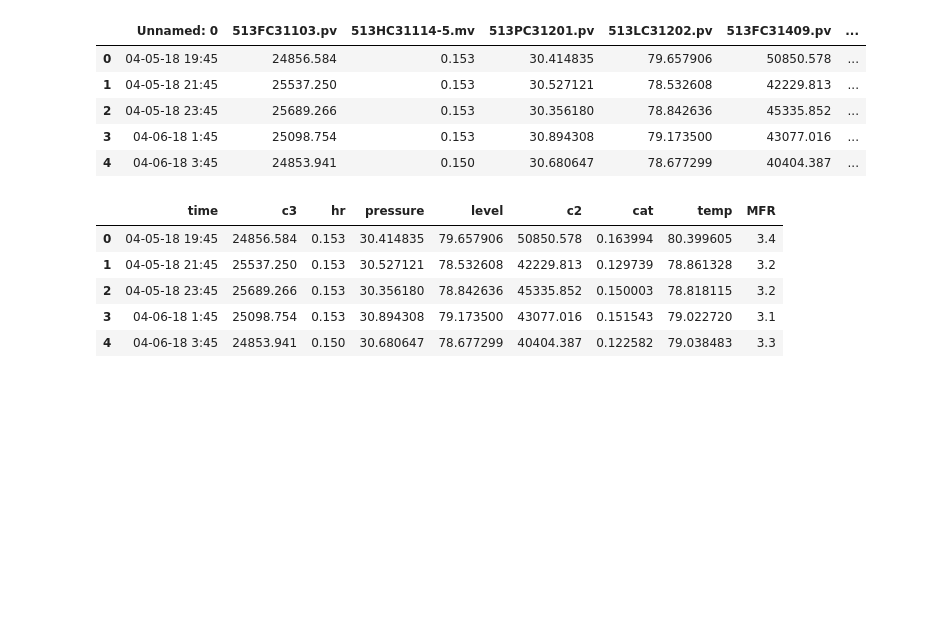
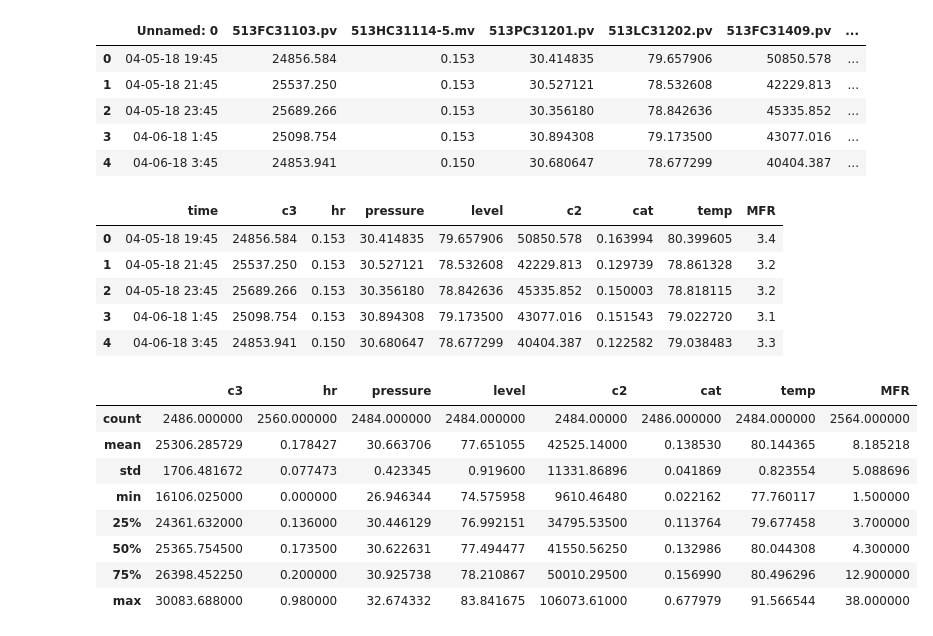
Before and after one commit to galib96/polymer-mfr-prediction, a Jupyter notebook: Polymer_MFR_predictive_modeling.ipynb, the cells around one changed output. Saved outputs shown, nothing was run; the diff lists cells and outputs as text; code cells hidden in the pictures; blank space fills up the shorter version.

```diff
--- a/Polymer_MFR_predictive_modeling.ipynb
+++ b/Polymer_MFR_predictive_modeling.ipynb
@@ -33,3 +58,16 @@ data.head()
 | 2 | 04-05-18 23:45 | 25689.266 | 0.153 | 30.356180 | 78.842636 | 45335.852 | 0.150003 | 78.818115 | 3.2 |
 | 3 | 04-06-18 1:45 | 25098.754 | 0.153 | 30.894308 | 79.173500 | 43077.016 | 0.151543 | 79.022720 | 3.1 |
 | 4 | 04-06-18 3:45 | 24853.941 | 0.150 | 30.680647 | 78.677299 | 40404.387 | 0.122582 | 79.038483 | 3.3 |
+# %%
+# getting statistics from data
+data.describe()
+# %% [output]
+|  | c3 | hr | pressure | level | c2 | cat | temp | MFR |
+| count | 2486.000000 | 2560.000000 | 2484.000000 | 2484.000000 | 2484.00000 | 2486.000000 | 2484.000000 | 2564.000000 |
+| mean | 25306.285729 | 0.178427 | 30.663706 | 77.651055 | 42525.14000 | 0.138530 | 80.144365 | 8.185218 |
+| std | 1706.481672 | 0.077473 | 0.423345 | 0.919600 | 11331.86896 | 0.041869 | 0.823554 | 5.088696 |
+| min | 16106.025000 | 0.000000 | 26.946344 | 74.575958 | 9610.46480 | 0.022162 | 77.760117 | 1.500000 |
+| 25% | 24361.632000 | 0.136000 | 30.446129 | 76.992151 | 34795.53500 | 0.113764 | 79.677458 | 3.700000 |
+| 50% | 25365.754500 | 0.173500 | 30.622631 | 77.494477 | 41550.56250 | 0.132986 | 80.044308 | 4.300000 |
+| 75% | 26398.452250 | 0.200000 | 30.925738 | 78.210867 | 50010.29500 | 0.156990 | 80.496296 | 12.900000 |
+| max | 30083.688000 | 0.980000 | 32.674332 | 83.841675 | 106073.61000 | 0.677979 | 91.566544 | 38.000000 |
```
Also changed, not shown: parts of 5 cells of this notebook.
